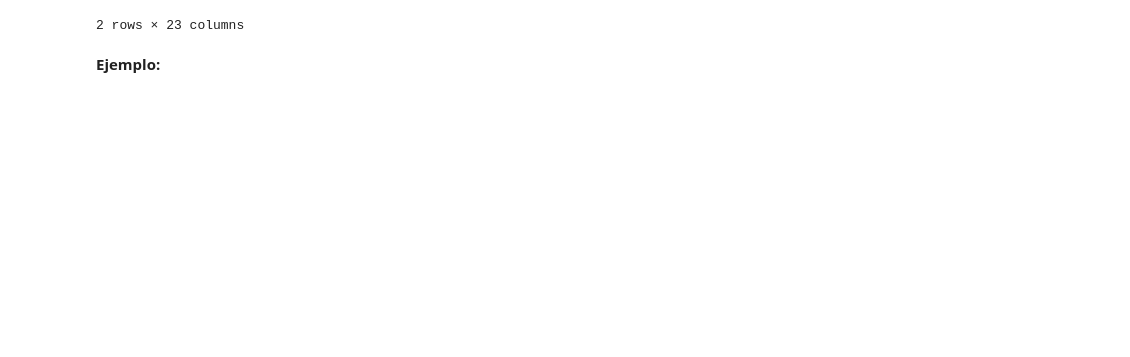
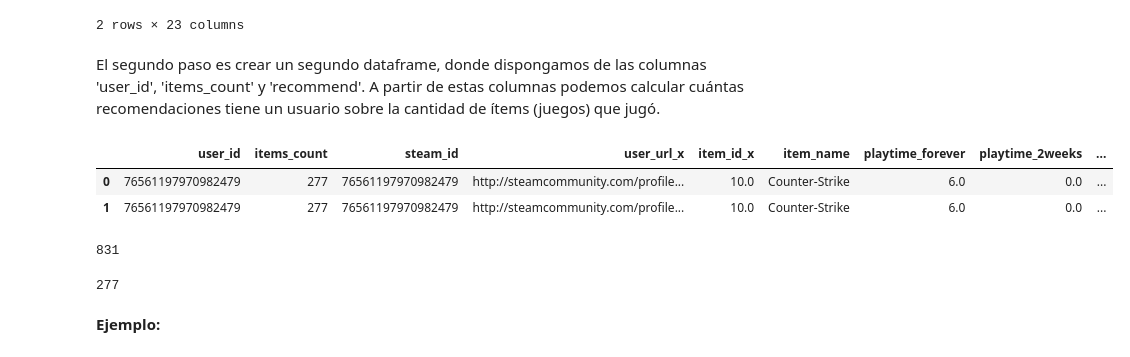
Before and after one commit to JPBertonee/PI_MLOps_Henry, a Jupyter notebook: Desarrollo.ipynb, the cells around one changed output. Drawn from its saved outputs; the diff is of its cells as text; code cells hidden in the pictures; blank space fills up the shorter version.

```diff
--- a/Desarrollo.ipynb
+++ b/Desarrollo.ipynb
@@ -420,3 +419,13 @@ df_items_games.head(2)
 | 0 | 76561197970982479 | 277 | 76561197970982479 | http://steamcommunity.com/profile... | 10.0 | Counter-Strike | 6.0 | 0.0 | ... |
 | 1 | 76561197970982479 | 277 | 76561197970982479 | http://steamcommunity.com/profile... | 20.0 | Team Fortress Classic | 0.0 | 0.0 | ... |
 2 rows × 23 columns
+# %% [markdown]
+El segundo paso es crear un segundo dataframe, donde dispongamos de las columnas 'user_id', 'items_count' y 'recommend'. A partir de estas columnas podemos calcular cuántas recomendaciones tiene un usuario sobre la cantidad de ítems (juegos) que jugó.
+# %%
+df_items_recommend = df_items_full.merge(df_reviews_full, on='user_id', how='inner')
+# %%
+df_items_recommend.head(2)
+# %% [output]
+|  | user_id | items_count | steam_id | user_url_x | item_id_x | item_name | playtime_forever | playtime_2weeks | ... |
+| 0 | 76561197970982479 | 277 | 76561197970982479 | http://steamcommunity.com/profile... | 10.0 | Counter-Strike | 6.0 | 0.0 | ... |
+| 1 | 76561197970982479 | 277 | 76561197970982479 | http://steamcommunity.com/profile... | 10.0 | Counter-Strike | 6.0 | 0.0 | ... |
@@ -422,0 +434,4 @@ df_items_games.head(2)
+# %%
+tot_recommend
+# %% [output]
+831
@@ -423,3 +440,7 @@ df_items_games.head(2)
+# %%
+tot_items
+# %% [output]
+277
 # %%
 def userdata(user_id):
     '''
```
Also changed, not shown: parts of 5 cells of this notebook.
